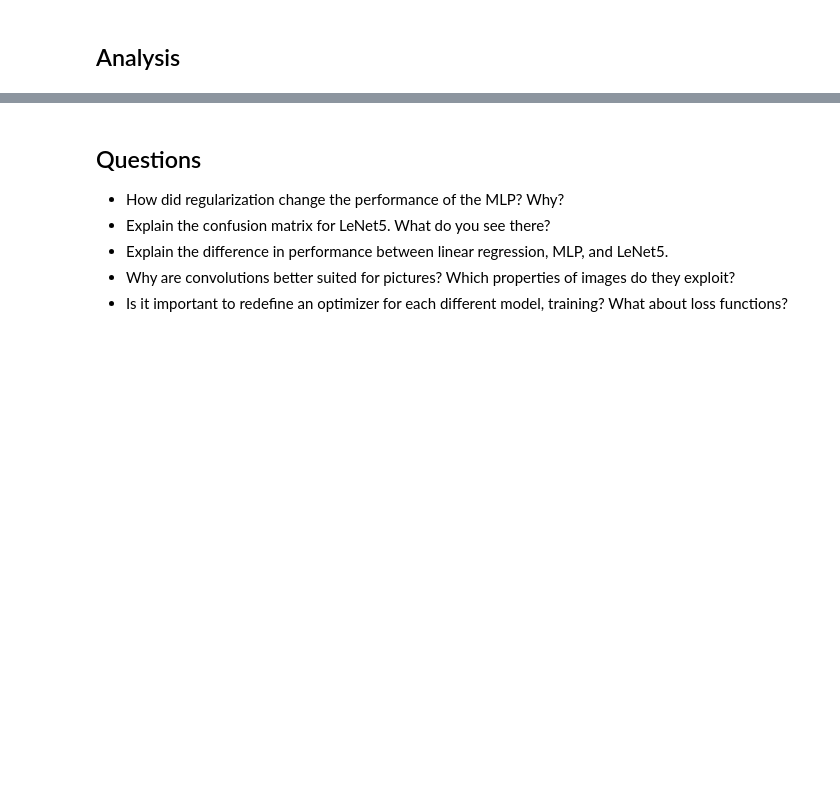
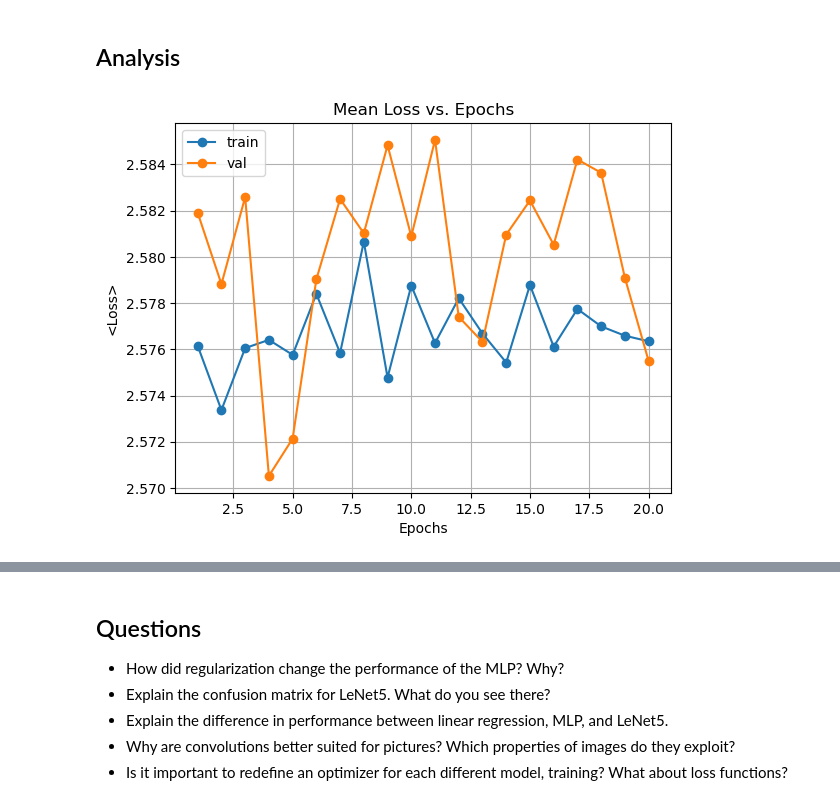
Before and after one commit to josh-wilkinson/MachineLearningExercises, a Jupyter notebook: Practical03/3_NAME1_NAME2_NAME3.ipynb, the cells around one changed output, grey strips where cells are left out. Cells and saved outputs as stored; diff of their text form; code cells hidden in the pictures; blank space fills up the shorter version.

Commit message:
defined models, fncs, losses

```diff
--- a/Practical03/3_NAME1_NAME2_NAME3.ipynb
+++ b/Practical03/3_NAME1_NAME2_NAME3.ipynb
@@ -256,3 +285,7 @@ def calc_confusion_values(dataloader, model, device):
+# %%
+input_dim = next(iter(train_loader))[0][0].numel()
+output_dim = len(train_dataset.classes)
 # %%
 ## TODO : Define network, put it to the device and train mode
-logistic_regression =
+logistic_regression = LogisticRegression(input_dim, output_dim)
+logistic_regression.to(device)
@@ -269,6 +306,10 @@ We then use the cross entropy to compute the loss.
 Hint: Due to numerical reasons, softmax and cross entropy are combined into one operation. Read more about it in https://pytorch.org/docs/stable/generated/torch.nn.CrossEntropyLoss.html.
 # %%
 # TODO: define the loss function
+
+loss_function = torch.nn.CrossEntropyLoss()
 # %%
 num_epochs = 20
 ## TODO: run training over 20 epochs
+
+train_loss, val_loss, train_ac, val_ac = run_training(logistic_regression, optimizer, loss_function, device, num_epochs, train_loader, val_loader)
@@ -352,0 +390,14 @@ num_epochs = 20
+# %%
+## TODO: Plot both train and val losses for all models.
+## What do you see?
+
+plt.plot(range(1, num_epochs + 1), train_loss, marker = "o", label = "train")
+plt.plot(range(1, num_epochs + 1), val_loss, marker = "o", label = "val")
+plt.xlabel("Epochs")
+plt.ylabel(r"<Loss>")
+plt.title("Mean Loss vs. Epochs")
+plt.legend()
+plt.grid()
+plt.show()
+# %% [output]
+[figure, added]
```
Also changed, not shown: parts of 12 cells of this notebook.
